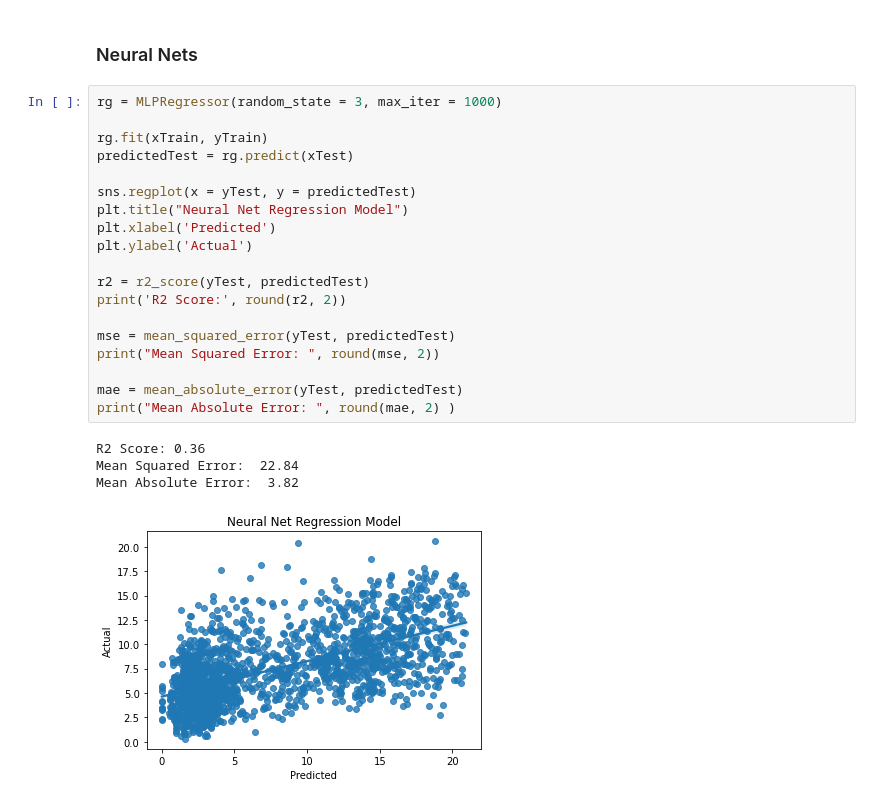
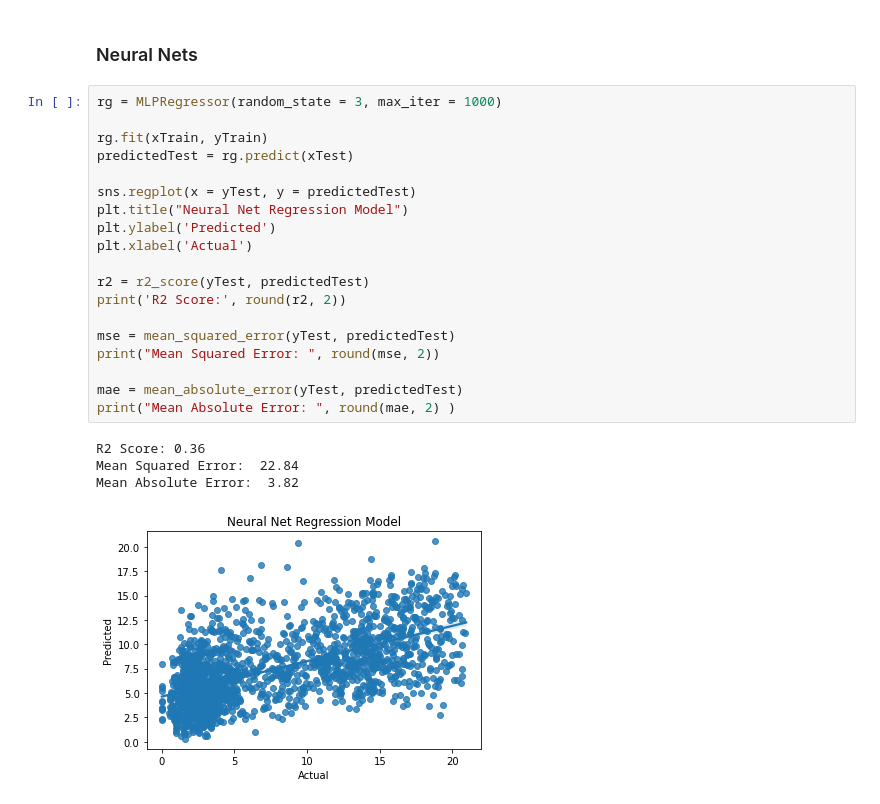
Before and after one commit to sadiatasneemkhan/BMEN_415_Project, a Jupyter notebook: Sadia/Regression/Regression.ipynb, the cells around one changed output. Cells and saved outputs as stored; diff of their text form.

```diff
--- a/Sadia/Regression/Regression.ipynb
+++ b/Sadia/Regression/Regression.ipynb
@@ -117,24 +117,24 @@ Mean Absolute Error:  2.74
 # %%
 rg = MLPRegressor(random_state = 3, max_iter = 1000)
 
 rg.fit(xTrain, yTrain)
 predictedTest = rg.predict(xTest)
 
 sns.regplot(x = yTest, y = predictedTest)
 plt.title("Neural Net Regression Model")
-plt.xlabel('Predicted')
-plt.ylabel('Actual')
+plt.ylabel('Predicted')
+plt.xlabel('Actual')
 
 r2 = r2_score(yTest, predictedTest)
 print('R2 Score:', round(r2, 2))
 
 mse = mean_squared_error(yTest, predictedTest)
 print("Mean Squared Error: ", round(mse, 2))
 
 mae = mean_absolute_error(yTest, predictedTest)
 print("Mean Absolute Error: ", round(mae, 2) )
 # %% [output]
 R2 Score: 0.36
 Mean Squared Error:  22.84
 Mean Absolute Error:  3.82
-[figure, old version]
+[figure, new version]
```
Also changed, not shown: parts of 2 cells of this notebook.
